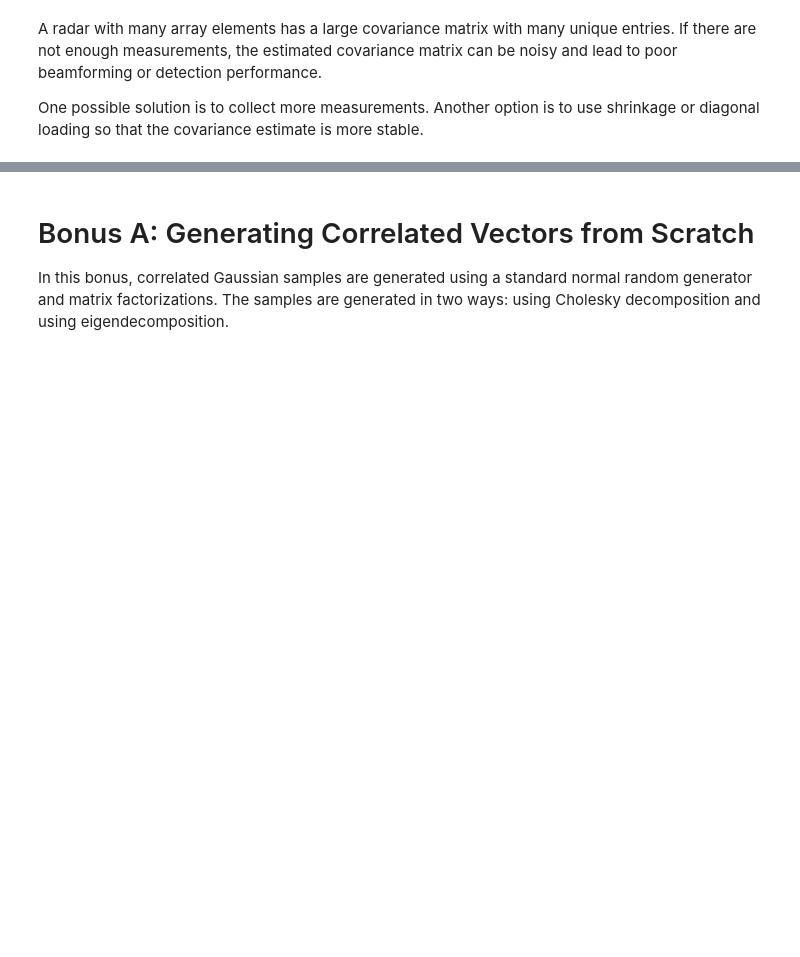
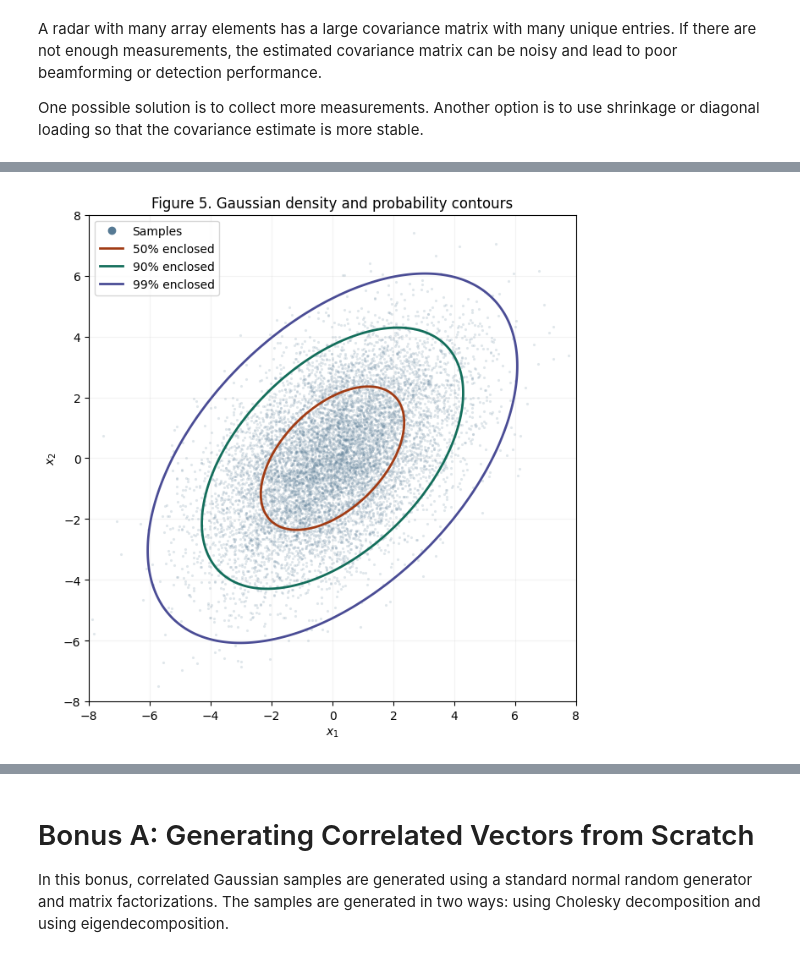
Before and after one commit to Trevaaaaar/ECE3715_MP3_GLi_TCheng_AOre, a Jupyter notebook: mp3.ipynb, the cells around one changed output, grey strips where cells are left out. Cells and saved outputs as stored; diff of their text form; code cells hidden in the pictures; blank space fills up the shorter version.

```diff
--- a/mp3.ipynb
+++ b/mp3.ipynb
@@ -1202,0 +1469,39 @@ One possible solution is to collect more measurements. Another option is to use
+# %%
+from matplotlib.lines import Line2D
+
+grid_step5 = np.linspace(-8, 8, 501)
+grid_x_step5, grid_y_step5 = np.meshgrid(grid_step5, grid_step5)
+grid_points_step5 = np.stack((grid_x_step5, grid_y_step5), axis=-1)
+colors_step5 = ["#a13c15", "#136e5b", "#4a4c95"]
+sample_color = "#567a94"
+
+
+def draw_probability_contours(axis, samples, covariance):
+    '''Plot sample positions and the three constant-density boundaries.'''
+    axis.scatter(*samples.T, s=5, color=sample_color, alpha=0.18, linewidths=0)
+    peak = gaussian_pdf(mu_step5, mu_step5, covariance)
+    density_levels = (peak * np.exp(-0.5 * radius_squared_step5))[::-1]
+    axis.contour(
+        grid_x_step5, grid_y_step5, gaussian_pdf(grid_points_step5, mu_step5, covariance),
+        levels=density_levels, colors=colors_step5[::-1], linewidths=2,
+    )
+    axis.set(xlabel=r"$x_1$", ylabel=r"$x_2$", xlim=(-8, 8), ylim=(-8, 8))
+    axis.set_aspect("equal", adjustable="box")
+    axis.grid(alpha=0.15)
+
+
+handles_step5 = [
+    Line2D([], [], marker="o", linestyle="none", color=sample_color, label="Samples"),
+    *[
+        Line2D([], [], color=color, lw=2, label=f"{probability:.0%} enclosed")
+        for probability, color in zip(probabilities_step5, colors_step5)
+    ],
+]
+
+fig, axis = plt.subplots(figsize=(7, 6.5), layout="constrained")
+draw_probability_contours(axis, samples_step5, Sigma_step5)
+axis.set_title("Figure 5. Gaussian density and probability contours")
+axis.legend(handles=handles_step5, loc="upper left")
+plt.show()
+# %% [output]
+[figure, added]
```
Also changed, not shown: parts of 42 cells of this notebook, 4 other files.
